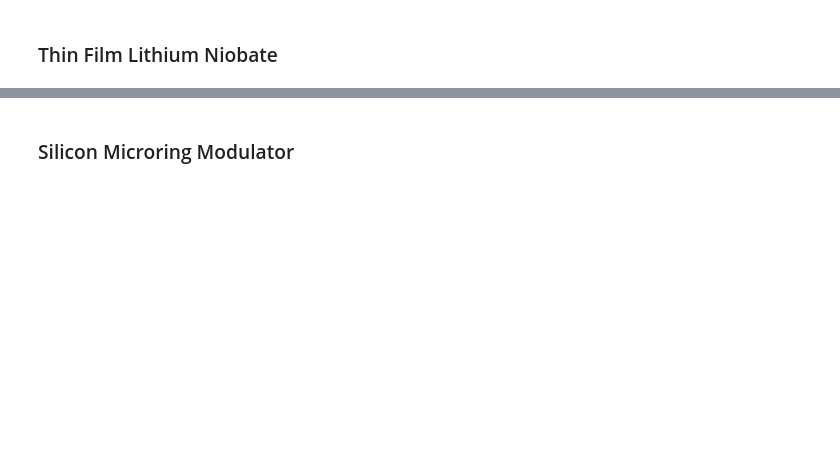
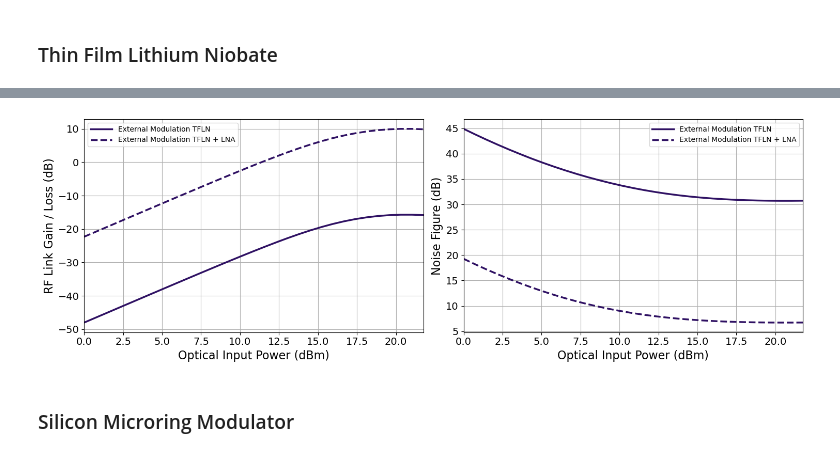
Before and after one commit to ericcblow/MicrowavePhotonicSimulations, a Jupyter notebook: RF Analysis - Si Ph PNN/SiPh_RF_Simulations.ipynb, the cells around one changed output, grey strips where cells are left out. Saved outputs shown, nothing was run; the diff lists cells and outputs as text; code cells hidden in the pictures; blank space fills up the shorter version.

```diff
--- a/RF Analysis - Si Ph PNN/SiPh_RF_Simulations.ipynb
+++ b/RF Analysis - Si Ph PNN/SiPh_RF_Simulations.ipynb
@@ -952,3 +1305,73 @@ plt.show()
+# %%
+fig = plt.figure(figsize=(15, 5))
+
+plt.subplot(1, 2, 1)
+
+# TFLN external modulation, no LNA
+plt.plot(
+    Pin,
+    np.squeeze(G_EM_TFLN),
+    color=color_EM,
+    linewidth=line_w,
+    label=label_EM + ' TFLN',
+    linestyle=line_EM
+)
+
+# TFLN external modulation, with LNA
+plt.plot(
+    Pin,
+    np.squeeze(G_EM_TFLN_LNA),
+    color=color_EM,
+    linewidth=line_w,
+    label=label_EM + ' TFLN + LNA',
+    linestyle='--'
+)
+
+plt.ylabel('RF Link Gain / Loss (dB)', fontsize=fs)
+plt.xlabel('Optical Input Power (dBm)', fontsize=fs)
+
+plt.xlim(0, Pin_max)
+plt.xticks(fontsize=fs-2)
+plt.yticks(fontsize=fs-2)
+plt.grid(which='major', axis='both')
+plt.legend(handlelength=3, loc='best')
+
+
+plt.subplot(1, 2, 2)
+
+# TFLN external modulation, no LNA
+plt.plot(
+    Pin,
+    np.squeeze(NF_EM_TFLN),
+    color=color_EM,
+    linewidth=line_w,
+    label=label_EM + ' TFLN',
+    linestyle=line_EM
+)
+
+# TFLN external modulation, with LNA
+plt.plot(
+    Pin,
+    np.squeeze(NF_EM_TFLN_LNA),
+    color=color_EM,
+    linewidth=line_w,
+    label=label_EM + ' TFLN + LNA',
+    linestyle='--'
+)
+
+plt.ylabel('Noise Figure (dB)', fontsize=fs)
+plt.xlabel('Optical Input Power (dBm)', fontsize=fs)
+
+plt.xlim(0, Pin_max)
+plt.xticks(fontsize=fs-2)
+plt.yticks(fontsize=fs-2)
+plt.grid(which='major', axis='both')
+plt.legend(handlelength=3, loc='best')
+
+plt.tight_layout()
+plt.show()
+# %% [output]
+[figure, added]
 # %% [markdown]
 ### Silicon Microring Modulator
 # %%
```
Also changed, not shown: parts of 24 cells of this notebook, 50 other files.
